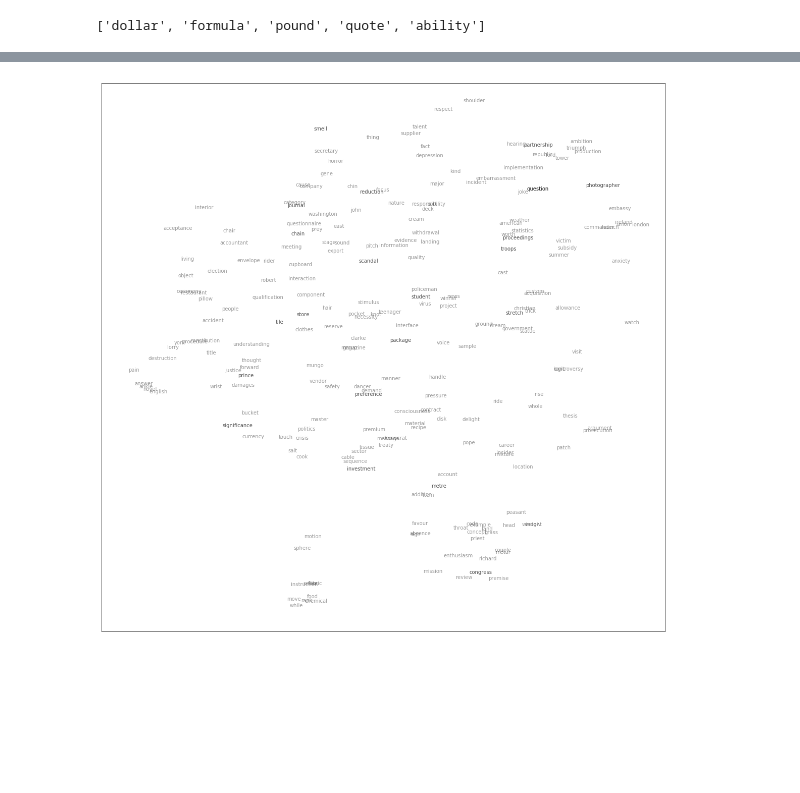
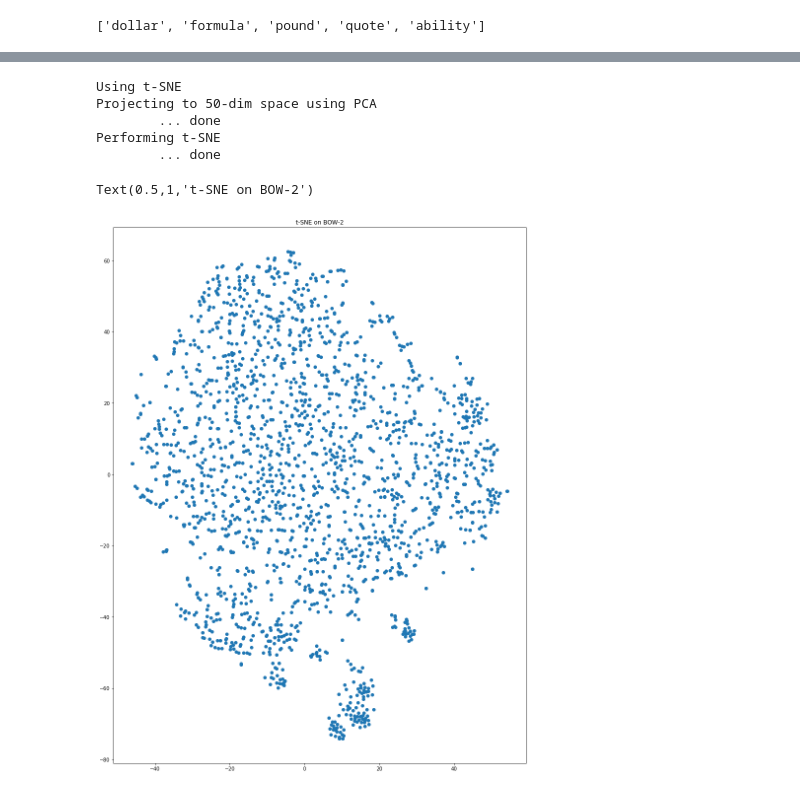
Before and after one commit to samarthbhargav/unsupervised-language-learning, a Jupyter notebook: practical-1/visualize_word_vectors.ipynb, the cells around one changed output, grey strips where cells are left out. Drawn from its saved outputs; the diff is of its cells as text; code cells hidden in the pictures; blank space fills up the shorter version.

```diff
--- a/practical-1/visualize_word_vectors.ipynb
+++ b/practical-1/visualize_word_vectors.ipynb
@@ -41,12 +60,10 @@ deps_sim = read_model("deps.words")
 # %%
 def reduce_dim(nouns, model, method):
+    np.random.seed(42)
     if method not in {"tsne", "isomap"}: raise ValueError() ;
 
-    matrix = np.zeros((len(model.embeddings), len(model.embeddings[0])))
-    words = []
-    for word, index in model.word_index.items():
-        matrix[index] = model[word]
-        words.append(word)
+    words, matrix = model.get_word_index_matrix()
+
     if method == "tsne":
         print("Using t-SNE")
         # TSNE can't handle large dimensions, so use PCA to project it to 50-dim space
@@ -65,8 +82,11 @@ def reduce_dim(nouns, model, method):
         return words, matrix_viz
 
     else:
-        pass
+        print("Using Isomap")
+        isomap = Isomap(n_neighbors=5, n_components=2)
+        matrix_viz = isomap.fit_transform(matrix)
+        print("\t... done")
 
-
-
-words, lowdim = reduce_dim(nouns, deps_sim, "tsne")
+        # TODO down-sample
+        plt.scatter(matrix_viz[:, 0], matrix_viz[:, 1])
+        return words, matrix_viz
@@ -80,18 +93,27 @@ Performing t-SNE
 # %%
-word_idx = list(zip(words, np.arange(len(words))))
-n = 250
-plt.figure(figsize=(20, 20))
+def plot_word_clusters(words, lowdim, n_words=250, alpha=0.4, margin=5):
+    np.random.seed(42)
+    word_idx = list(zip(words, np.arange(len(words))))
+    plt.figure(figsize=(20, 20))
 
-for _ in np.arange(n):
-    word, idx = random.choice(word_idx)
-    x, y = lowdim[idx]
-    plt.text(x, y, word, alpha=0.4)
+    for _ in np.arange(n_words):
+        word, idx = random.choice(word_idx)
+        x, y = lowdim[idx]
+        plt.text(x, y, word, alpha=alpha)
 
 
-plt.xlim(lowdim[:, 0].min() - 5, lowdim[:, 0].max() + 5)
-plt.ylim(lowdim[:, 1].min() - 5, lowdim[:, 1].max() + 5)
-plt.xticks([])
-plt.yticks([])
-plt.show()
+    plt.xlim(lowdim[:, 0].min() - margin, lowdim[:, 0].max() + margin)
+    plt.ylim(lowdim[:, 1].min() - margin, lowdim[:, 1].max() + margin)
+    plt.xticks([])
+    plt.yticks([])
-# %% [output]
-[figure, removed]
+# %%
+words_tsne, lowdim_tsne = reduce_dim(nouns, bow2_sim, "tsne")
+plt.title("t-SNE on BOW-2")
+# %% [output]
+Using t-SNE
+Projecting to 50-dim space using PCA
+        ... done
+Performing t-SNE
+        ... done
+Text(0.5,1,'t-SNE on BOW-2')
+[figure, added]
```
Also changed, not shown: parts of 16 cells of this notebook, 1 other file.
